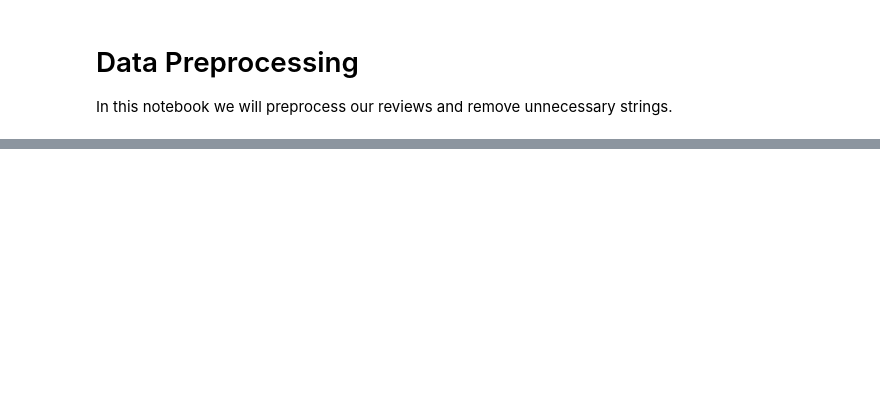
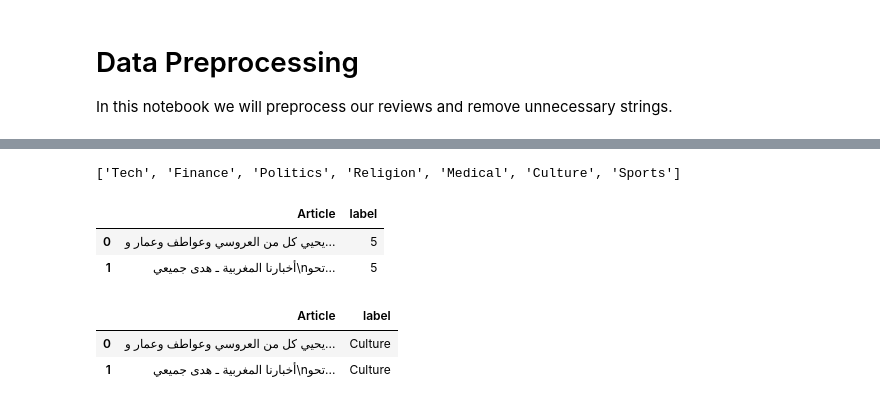
Before and after one commit to e-hossam96/arabic-disambiguation-study, a Jupyter notebook: notebooks/data_preprocessing.ipynb, the cells around one changed output, grey strips where cells are left out. Cells and saved outputs as stored; diff of their text form; code cells hidden in the pictures; blank space fills up the shorter version.

Commit message:
preprocessed SANAD dataset for topic classification and saved artifact

```diff
--- a/notebooks/data_preprocessing.ipynb
+++ b/notebooks/data_preprocessing.ipynb
@@ -32,6 +42,7 @@ config = defaultdict(dict)
 # %%
 seed = 42
 arabert_model = 'aubmindlab/bert-base-arabertv2'
-data_path = Path('../data/ArSen-20_publish.csv')
-processed_data_path = Path('../data/processed_data/')
+# data_path = Path('../data/ArSen-20_publish.csv')
+data_ckpt = 'arbml/SANAD'
+processed_data_path = Path('../data/processed_data/sanad/')
 # %%
@@ -39,0 +51,3 @@ if data_path.suffix == '.csv':
+# %%
+data = load_dataset(data_ckpt, trust_remote_code=True)
+data
@@ -39,0 +80,12 @@ if data_path.suffix == '.csv':
+# %%
+label_names = data['train'].features['label'].names
+print(label_names)
+# %% [output]
+['Tech', 'Finance', 'Politics', 'Religion', 'Medical', 'Culture', 'Sports']
+# %%
+data = data['train'].to_pandas()
+data.head(2)
+# %% [output]
+|  | Article | label |
+| 0 | يحيي كل من العروسي وعواطف وعمار و... | 5 |
+| 1 | أخبارنا المغربية ـ هدى جميعي\nتحو... | 5 |
@@ -40,3 +94,9 @@ if data_path.suffix == '.csv':
+# %%
+data.head(2)
+# %% [output]
+|  | Article | label |
+| 0 | يحيي كل من العروسي وعواطف وعمار و... | Culture |
+| 1 | أخبارنا المغربية ـ هدى جميعي\nتحو... | Culture |
 # %%
 data.info()
 # %% [output]
```
Also changed, not shown: parts of 30 cells of this notebook.
